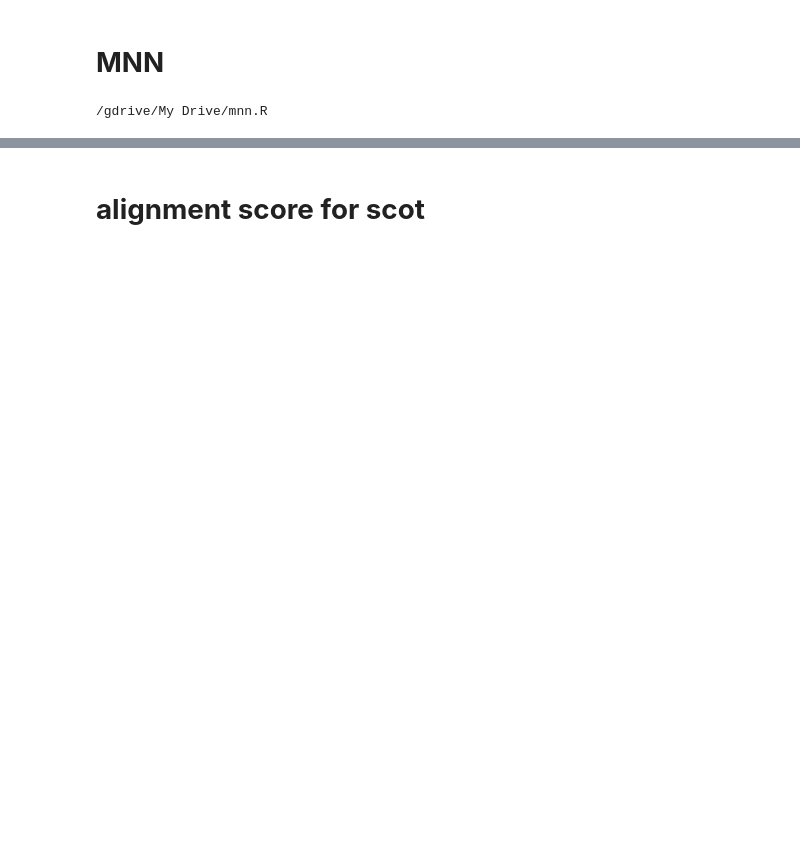
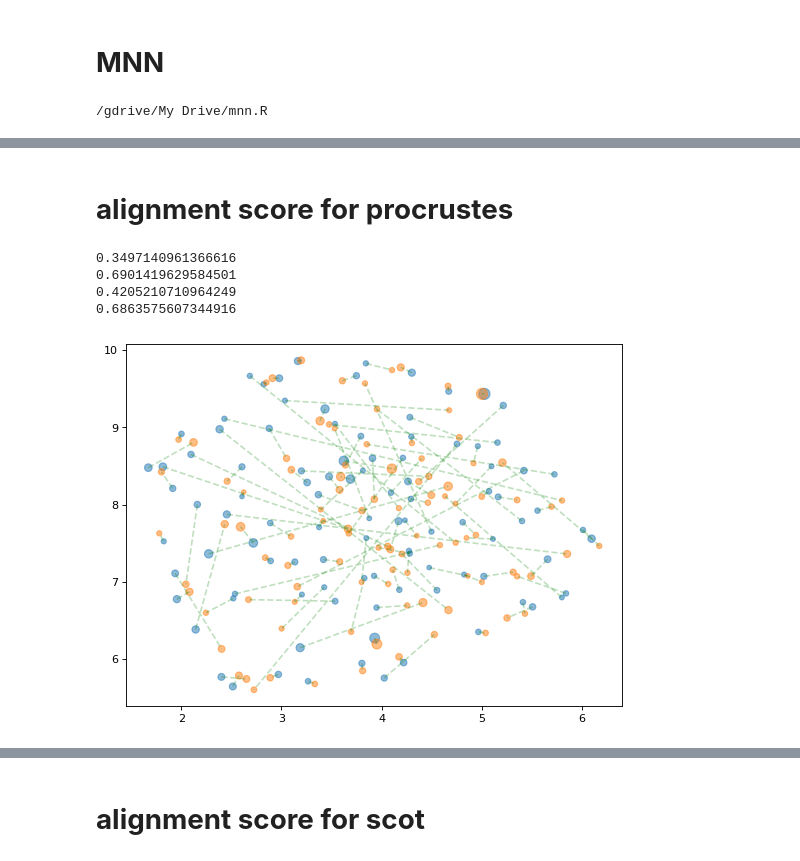
Before and after one commit to jiayueg/multimodal, a Jupyter notebook: baseline_methods.ipynb, the cells around one changed output, grey strips where cells are left out. Saved outputs shown, nothing was run; the diff lists cells and outputs as text; code cells hidden in the pictures; blank space fills up the shorter version.

```diff
--- a/baseline_methods.ipynb
+++ b/baseline_methods.ipynb
@@ -84,2 +36,4 @@ Data already on disk.
+# %%
+rna_data, atac_data, rna_cells, atac_cells, rna_genes, atac_genes = load_raw.load_raw_cell_lines()
 # %% [markdown]
  **2. select the joint sub-datasets and store them into csv files**
@@ -189,5 +40,5 @@ def subset_joint_data(adata, n_cells=600, n_genes=1500):
 # %%
-scicar_data, joint_index, keep_cells_idx = merge_data(rna_data, atac_data, rna_cells, atac_cells, rna_genes, atac_genes)
+scicar_data, joint_index, keep_cells_idx = load_raw.merge_data(rna_data, atac_data, rna_cells, atac_cells, rna_genes, atac_genes)
 #rna_df, atac_df = ann2df(scicar_data)
 # %%
 print(scicar_data)
@@ -359,12 +55,11 @@ def plot_multimodal_umap(adata, num_points=None, connect_modalities=False):
 # %%
 def procrustes(adata, n_svd=100):
     n_svd = min([n_svd, min(adata.X.shape)-1, min(adata.obsm["mode2"].shape)-1])
-    log_cpm(adata)
-    log_cpm(adata, obsm="mode2", obs="mode2_obs", var="mode2_var")
+    nm.log_cpm(adata)
+    nm.log_cpm(adata, obsm="mode2", obs="mode2_obs", var="mode2_var")
     X_pca = sklearn.decomposition.TruncatedSVD(n_svd).fit_transform(adata.X)
     Y_pca = sklearn.decomposition.TruncatedSVD(n_svd).fit_transform(adata.obsm["mode2"])
     X_proc, Y_proc, _ = scipy.spatial.procrustes(X_pca, Y_pca)
     adata.obsm["aligned"] = X_proc
     adata.obsm["mode2_aligned"] = Y_proc
-
     return adata
@@ -413 +66,13 @@ plot_multimodal_umap(test_scicar_data, num_points=100, connect_modalities=True)
+# %%
+def procrustes_split(train_data, test_data, n_svd=100):
+    n_svd = min([n_svd, min(train_data.X.shape)-1, min(train_data.obsm["mode2"].shape)-1])
+    nm.log_cpm(train_data)
+    nm.log_cpm(train_data, obsm="mode2", obs="mode2_obs", var="mode2_var")
+    X_pca = sklearn.decomposition.TruncatedSVD(n_svd).fit(train_data.X).transform(test_data.X)
+    Y_pca = sklearn.decomposition.TruncatedSVD(n_svd).fit(train_data.obsm["mode2"]).transform(test_data.obsm["mode2"])
+
+    X_proc, Y_proc, _ = scipy.spatial.procrustes(X_pca, Y_pca)
+    test_data.obsm["aligned"] = X_proc
+    test_data.obsm["mode2_aligned"] = Y_proc
+    return test_data
 # %% [markdown]
@@ -558,0 +232,2 @@ RRuntimeError: ignored
+# %% [markdown]
+# **alignment score for procrustes**
@@ -558,0 +251,17 @@ RRuntimeError: ignored
+# %%
+sub_scicar_data = load_raw.subset_joint_data(scicar_data, n_cells = 1500)
+train_data, test_data = load_raw.train_test_split(sub_scicar_data, train_prop = 0.5)
+procrustes_split(train_data, test_data, n_svd = 150)
+procrustes(train_data, n_svd = 150)
+print(metrics.knn_auc(test_data, n_svd=150))
+print(metrics.mse(test_data))
+print(metrics.knn_auc(train_data, n_svd=150))
+print(metrics.mse(test_data))
+metrics.plot_multimodal_umap(train_data, num_points=100, connect_modalities=True)
+metrics.plot_multimodal_umap(test_data, num_points=100, connect_modalities=True)
+# %% [output]
+0.3497140961366616
+0.6901419629584501
+0.4205210710964249
+0.6863575607344916
+[figure, added]
```
Also changed, not shown: parts of 50 cells of this notebook, 1 other file.
